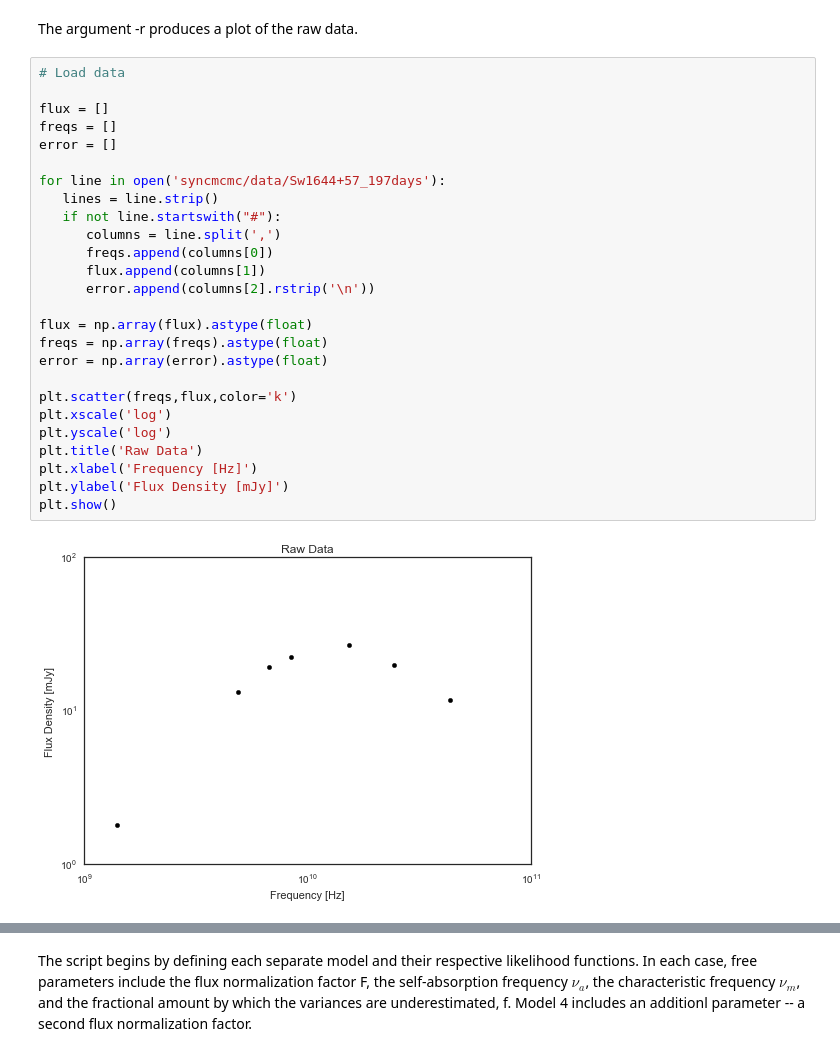
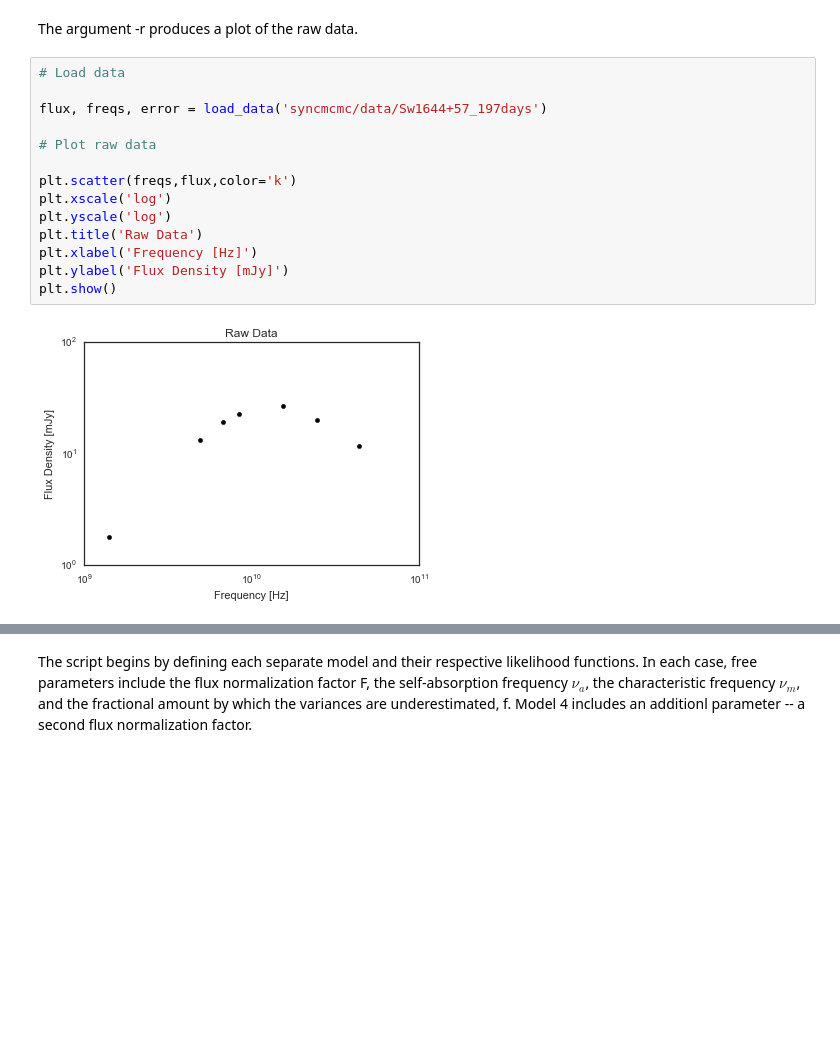
Before and after one commit to tarraneh/SyncMCMC, a Jupyter notebook: tutorial.ipynb, the cells around one changed output, grey strips where cells are left out. Saved outputs shown, nothing was run; the diff lists cells and outputs as text; blank space fills up the shorter version.

```diff
--- a/tutorial.ipynb
+++ b/tutorial.ipynb
@@ -61,28 +76,16 @@ The argument -r produces a plot of the raw data.
 # %%
 # Load data
 
-flux = []
-freqs = []
-error = []
+flux, freqs, error = load_data('syncmcmc/data/Sw1644+57_197days')
 
-for line in open('syncmcmc/data/Sw1644+57_197days'):
-   lines = line.strip()
-   if not line.startswith("#"):
-      columns = line.split(',')
-      freqs.append(columns[0])
-      flux.append(columns[1])
-      error.append(columns[2].rstrip('\n'))
-
-flux = np.array(flux).astype(float)
-freqs = np.array(freqs).astype(float)
-error = np.array(error).astype(float)
+# Plot raw data
 
 plt.scatter(freqs,flux,color='k')
 plt.xscale('log')
 plt.yscale('log')
 plt.title('Raw Data')
 plt.xlabel('Frequency [Hz]')
 plt.ylabel('Flux Density [mJy]')
 plt.show()
 # %% [output]
-[figure, old version]
+[figure, new version]
```
Also changed, not shown: parts of 17 cells of this notebook.
